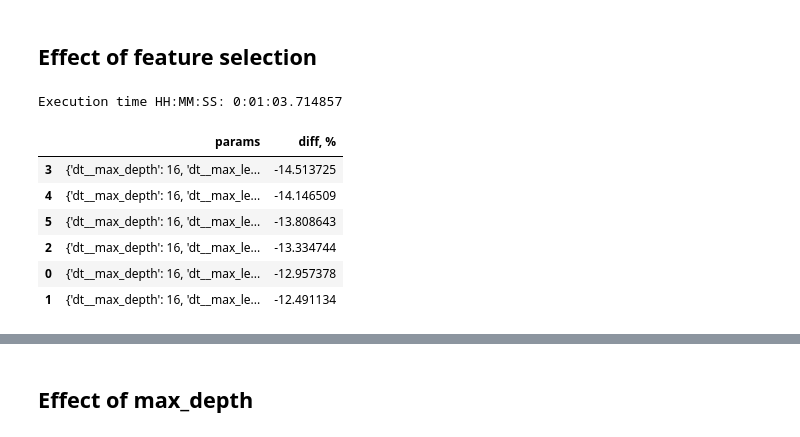
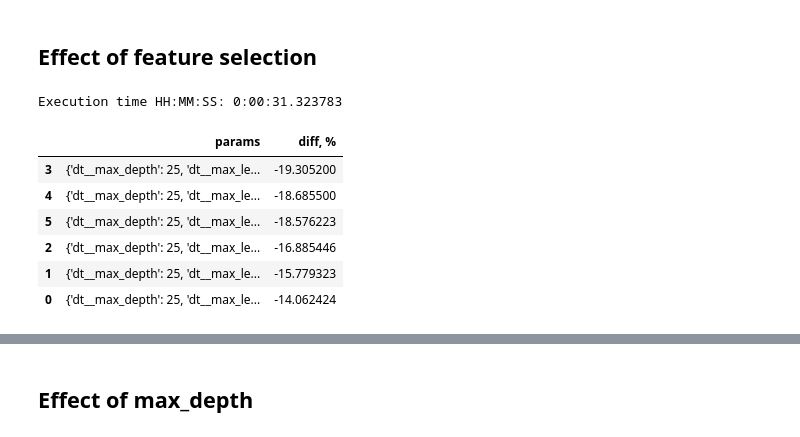
Before and after one commit to vpekar/bd4dm, a Jupyter notebook: Model development/HP effect on overfitting.ipynb, the cells around one changed output, grey strips where cells are left out. Saved outputs shown, nothing was run; the diff lists cells and outputs as text; code cells hidden in the pictures.

```diff
--- a/Model development/HP effect on overfitting.ipynb
+++ b/Model development/HP effect on overfitting.ipynb
@@ -204,21 +196,21 @@ def run_pipeline(hp_grid):
                ["total_rooms", "total_bedrooms", "population", "households", "median_income"]]
 
     pipe = Pipeline([
-        ('imputer', SimpleImputer(strategy="median")),
+        ('imputer', SimpleImputer(strategy="mean")),
         ('logtransformer', LogTransformer(col_idx)),
-        ('iforest', OutlierDetectionWrapper(n_estimators=100, random_state=7, contamination=0.03)),
-        ('fsel', SelectKBest(r_regression, k=10)),
+        ('iforest', OutlierDetectionWrapper(n_estimators=50, random_state=7)),
+        ('fsel', SelectKBest(r_regression)),
         ('scaler', StandardScaler()),
         ('dt', DecisionTreeRegressor(random_state=7))
     ])
 
     best_hp = {
-        'dt__max_depth': [16],
-        'dt__max_leaf_nodes': [9807],
-        'dt__min_samples_leaf': [16],
+        'dt__max_depth': [25],
+        'dt__max_leaf_nodes': [16000],
+        'dt__min_samples_leaf': [15],
         'dt__min_samples_split': [50],
         'fsel__k': [13],
-        'iforest__contamination': [0.1]
+        'iforest__contamination': [0.001],
     }
 
     best_hp.update(hp_grid)
@@ -236,7 +228,16 @@ def run_pipeline(hp_grid):
     cv_results["diff, %"] = 100*(cv_results["mean_train_score"]-cv_results["mean_test_score"]
                                                          )/cv_results["mean_train_score"]
 
-    return cv_results[["params", "diff, %"]].sort_values('diff, %')
+    # bar plot
+    hp_name = list(hp_grid.keys())[0]
+    hp_settings = [x[hp_name] for x in cv_results["params"].values.tolist()]
+    diff_vals = np.abs(cv_results["diff, %"].values)
+    df_plot = pd.DataFrame(data={hp_name: hp_settings, 'diff, %': diff_vals}).set_index(hp_name)
+
+    # table
+    table = cv_results[["params", "diff, %"]].sort_values('diff, %')
+
+    return table, df_plot
 # %% [markdown]
 ## Effect of outlier removal
 # %%
@@ -267,20 +273,20 @@ Execution time HH:MM:SS: 0:01:36.856055
 # %%
 start = timer()
 
 hp_grid = {
     'fsel__k': [3, 5, 7, 9, 11, 13],
 }
-result = run_pipeline(hp_grid)
+table, plot = run_pipeline(hp_grid)
 
 print("Execution time HH:MM:SS:", timedelta(seconds=timer() - start))
 
-result
+table
 # %% [output]
-Execution time HH:MM:SS: 0:01:03.714857
+Execution time HH:MM:SS: 0:00:31.323783
 |  | params | diff, % |
-| 3 | {'dt__max_depth': 16, 'dt__max_le... | -14.513725 |
-| 4 | {'dt__max_depth': 16, 'dt__max_le... | -14.146509 |
-| 5 | {'dt__max_depth': 16, 'dt__max_le... | -13.808643 |
-| 2 | {'dt__max_depth': 16, 'dt__max_le... | -13.334744 |
-| 0 | {'dt__max_depth': 16, 'dt__max_le... | -12.957378 |
-| 1 | {'dt__max_depth': 16, 'dt__max_le... | -12.491134 |
+| 3 | {'dt__max_depth': 25, 'dt__max_le... | -19.305200 |
+| 4 | {'dt__max_depth': 25, 'dt__max_le... | -18.685500 |
+| 5 | {'dt__max_depth': 25, 'dt__max_le... | -18.576223 |
+| 2 | {'dt__max_depth': 25, 'dt__max_le... | -16.885446 |
+| 1 | {'dt__max_depth': 25, 'dt__max_le... | -15.779323 |
+| 0 | {'dt__max_depth': 25, 'dt__max_le... | -14.062424 |
```
Also changed, not shown: parts of 12 cells of this notebook, 5 other files.
